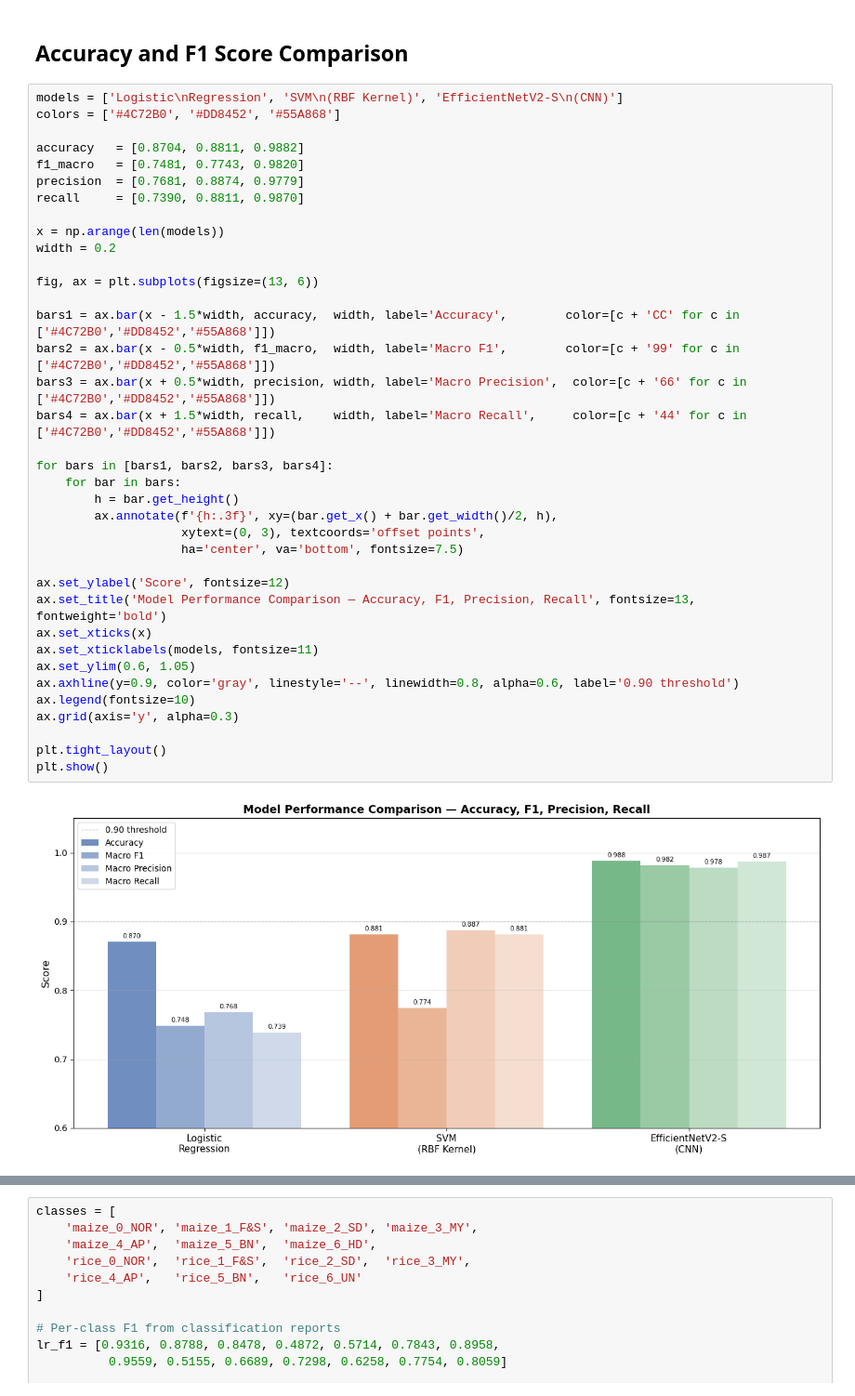
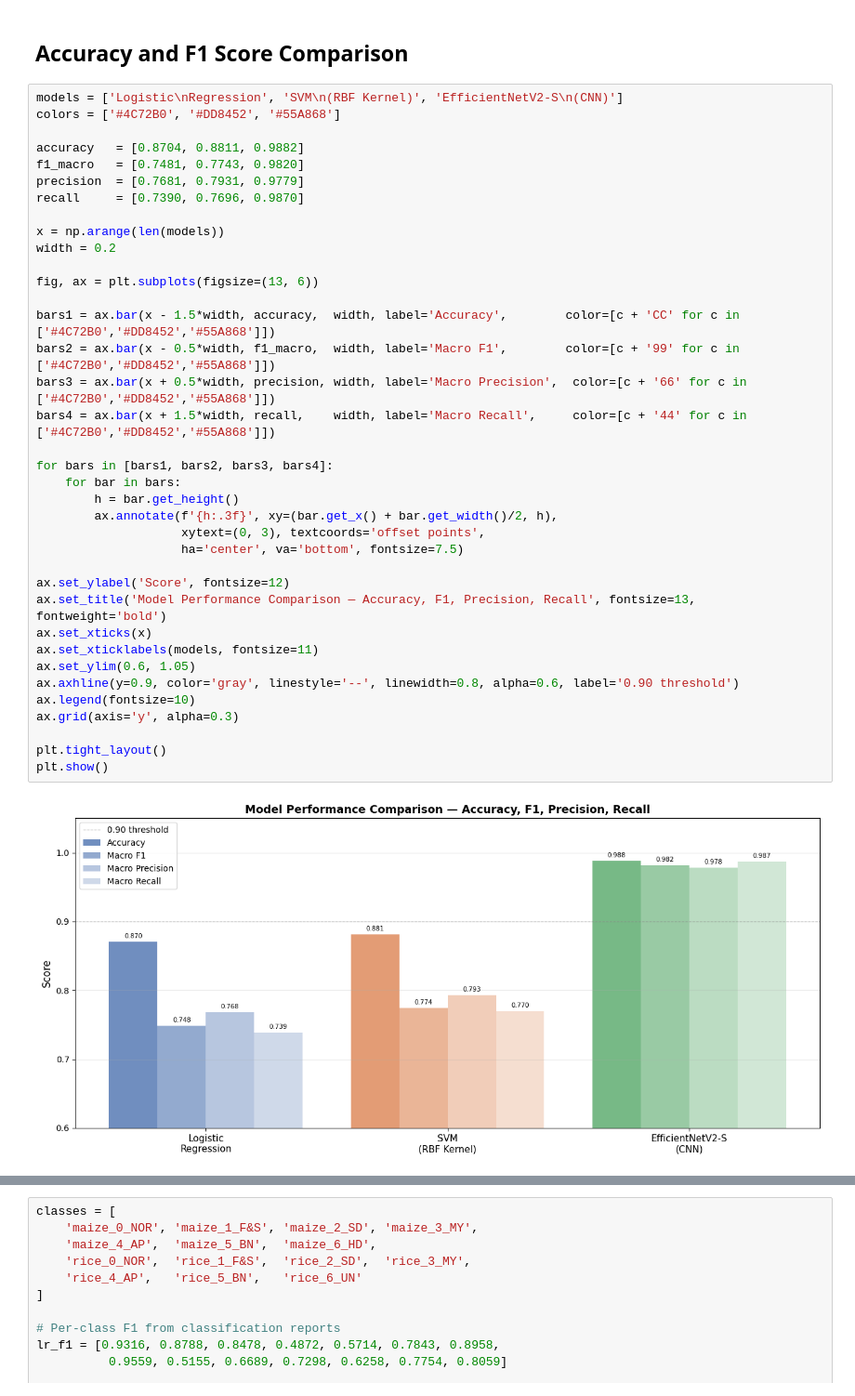
Before and after one commit to xandreiAThome/grain-disease-vision-model, a Jupyter notebook: 07_comparisons.ipynb, the cells around one changed output, grey strips where cells are left out. Shown at 93% size. Saved outputs shown, nothing was run; the diff lists cells and outputs as text.

```diff
--- a/07_comparisons.ipynb
+++ b/07_comparisons.ipynb
@@ -70,39 +70,39 @@ colors = ['#4C72B0', '#DD8452', '#55A868']
 
 accuracy   = [0.8704, 0.8811, 0.9882]
 f1_macro   = [0.7481, 0.7743, 0.9820]
-precision  = [0.7681, 0.8874, 0.9779]
-recall     = [0.7390, 0.8811, 0.9870]
+precision  = [0.7681, 0.7931, 0.9779]
+recall     = [0.7390, 0.7696, 0.9870]
 
 x = np.arange(len(models))
 width = 0.2
 
 fig, ax = plt.subplots(figsize=(13, 6))
 
 bars1 = ax.bar(x - 1.5*width, accuracy,  width, label='Accuracy',        color=[c + 'CC' for c in ['#4C72B0','#DD8452','#55A868']])
 bars2 = ax.bar(x - 0.5*width, f1_macro,  width, label='Macro F1',        color=[c + '99' for c in ['#4C72B0','#DD8452','#55A868']])
 bars3 = ax.bar(x + 0.5*width, precision, width, label='Macro Precision',  color=[c + '66' for c in ['#4C72B0','#DD8452','#55A868']])
 bars4 = ax.bar(x + 1.5*width, recall,    width, label='Macro Recall',     color=[c + '44' for c in ['#4C72B0','#DD8452','#55A868']])
 
 for bars in [bars1, bars2, bars3, bars4]:
     for bar in bars:
         h = bar.get_height()
         ax.annotate(f'{h:.3f}', xy=(bar.get_x() + bar.get_width()/2, h),
                     xytext=(0, 3), textcoords='offset points',
                     ha='center', va='bottom', fontsize=7.5)
 
 ax.set_ylabel('Score', fontsize=12)
 ax.set_title('Model Performance Comparison — Accuracy, F1, Precision, Recall', fontsize=13, fontweight='bold')
 ax.set_xticks(x)
 ax.set_xticklabels(models, fontsize=11)
 ax.set_ylim(0.6, 1.05)
 ax.axhline(y=0.9, color='gray', linestyle='--', linewidth=0.8, alpha=0.6, label='0.90 threshold')
 ax.legend(fontsize=10)
 ax.grid(axis='y', alpha=0.3)
 
 plt.tight_layout()
 plt.show()
 # %% [output]
-[figure, old version]
+[figure, new version]
 # %% [markdown]
 ## Per-Class F1 Score Comparison
 
```
Also changed, not shown: parts of 5 cells of this notebook.
